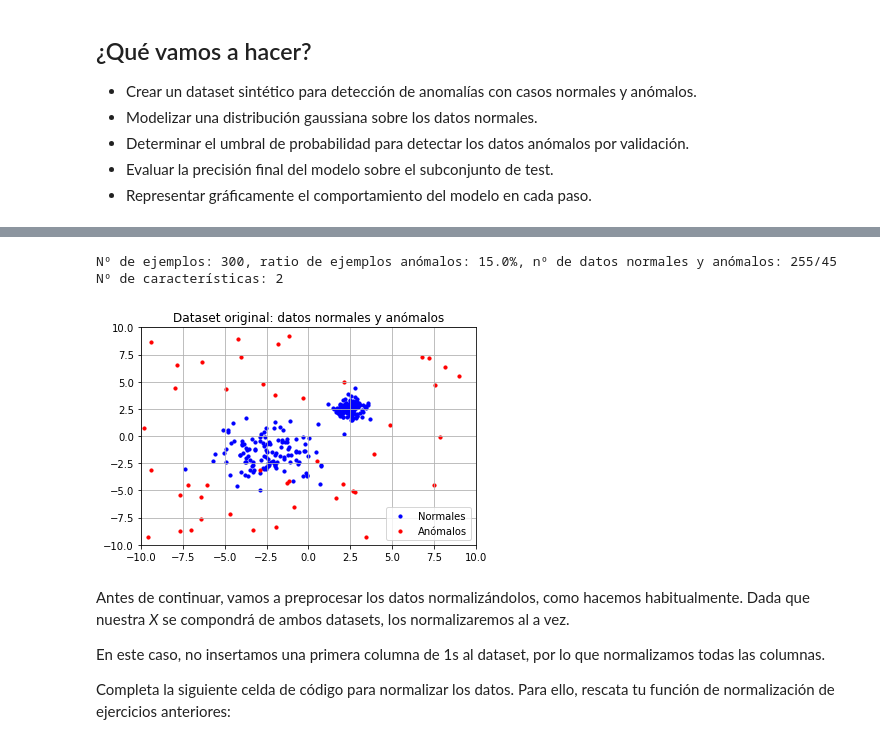
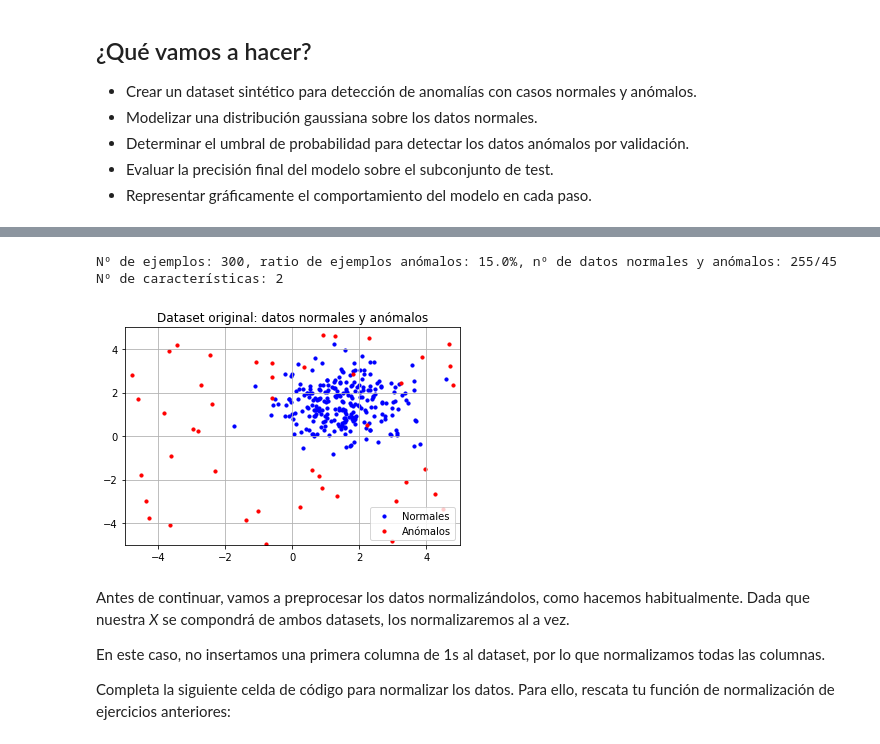
Before and after one commit to Indavelopers/Intro_to_ml-tokio_school, a Jupyter notebook: 07-aprendizaje_reforzado/07-1-Deteccion_de_anomalias-Dataset_sintetico.ipynb, the cells around one changed output, grey strips where cells are left out. Drawn from its saved outputs; the diff is of its cells as text; code cells hidden in the pictures.

```diff
--- a/07-aprendizaje_reforzado/07-1-Deteccion_de_anomalias-Dataset_sintetico.ipynb
+++ b/07-aprendizaje_reforzado/07-1-Deteccion_de_anomalias-Dataset_sintetico.ipynb
@@ -37,37 +37,37 @@ n = 2
 ratio_anomalos = 0.15    # Porcentaje de datos anómalos vs datos normales, modificable
 m_anomalos = int(m * ratio_anomalos)
 m_normales = m - m_anomalos
-x_lim = (-10, 10)
-y_lim = (-10, 10)
+x_lim = (-5, 5)
+y_lim = (-5, 5)
 
 print('Nº de ejemplos: {}, ratio de ejemplos anómalos: {}%, nº de datos normales y anómalos: {}/{}'.format(m, ratio_anomalos * 100, m_normales, m_anomalos))
 print('Nº de características: {}'.format(n))
 
 # Creamos ambos datasets
-dataset_normales = make_blobs(n_samples=m_normales, n_features=n, centers=[[2.5, 2.5], [-2.5, -1.5]], cluster_std=[0.5, 1.5], random_state=42)
+dataset_normales = make_blobs(n_samples=m_normales, centers=np.array([[1.5, 1.5]]), cluster_std=1.0, random_state=42)
 dataset_normales = dataset_normales[0]    # Descartamos el resto de información y retenemos sólo las posiciones de los ejemplos
 dataset_anomalos = np.random.uniform(low=(x_lim[0], y_lim[0]), high=(x_lim[1], y_lim[1]), size=(m_anomalos, 2))
 
 # Representamos los datos iniciales
 plt.figure(plot_n)
 
 plt.title('Dataset original: datos normales y anómalos')
 
 plt.scatter(dataset_normales[:, 0], dataset_normales[:, 1], s=10, color='b')
 plt.scatter(dataset_anomalos[:, 0], dataset_anomalos[:, 1], s=10, color='r')
 
 plt.xlim(x_lim)
 plt.ylim(y_lim)
 plt.legend(('Normales', 'Anómalos'))
 plt.grid()
 
 plt.show()
 
 plot_n += 1
 # %% [output]
 Nº de ejemplos: 300, ratio de ejemplos anómalos: 15.0%, nº de datos normales y anómalos: 255/45
 Nº de características: 2
-[figure, old version]
+[figure, new version]
 # %% [markdown]
 Antes de continuar, vamos a preprocesar los datos normalizándolos, como hacemos habitualmente. Dada que nuestra *X* se compondrá de ambos datasets, los normalizaremos al a vez.
 
```
Also changed, not shown: parts of 32 cells of this notebook.
